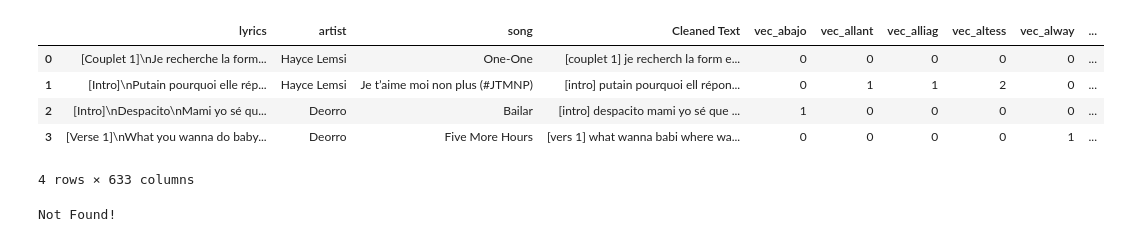
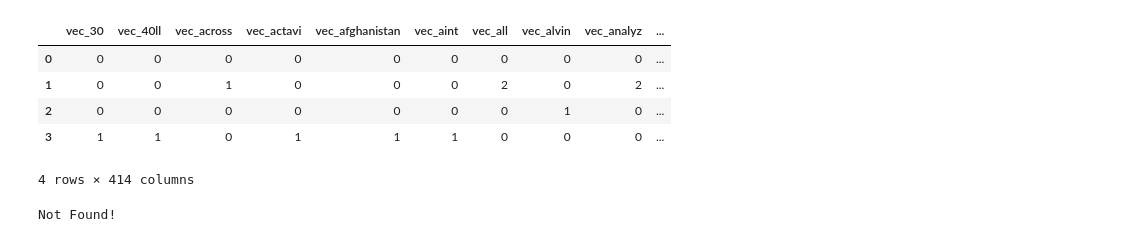
Before and after one commit to francoe001/Machine-Learning-Project, a Jupyter notebook: Recommendation Engine.ipynb, the cells around one changed output. Cells and saved outputs as stored; diff of their text form; code cells hidden in the pictures.

```diff
--- a/Recommendation Engine.ipynb
+++ b/Recommendation Engine.ipynb
@@ -91,25 +0,0 @@ print(artists)
-# %%
-lyric_dict = {}
-for art in artists[0:2]:
-    try:
-        artist = genius.search_artist(art, max_songs=2,sort='popularity')
-    except requests.exceptions.Timeout:
-        continue
-    if artist is None:
-        continue
-    for song in artist.songs:
-        #print(song.artist + ' ' + song.title)
-        lyric_dict[song.artist + '____' + song.title] = song.lyrics
-
-lyric_df = pd.DataFrame.from_dict(lyric_dict,orient='index').reset_index()
-lyric_df.columns = ['song_and_artist','lyrics']
-
-def get_artist(word):
-    return word.split('____')[0]
-
-def get_song(word):
-    return word.split('____')[1]
-
-lyric_df['artist'] = lyric_df['song_and_artist'].apply(get_artist)
-lyric_df['song'] = lyric_df['song_and_artist'].apply(get_song)
-lyric_df.drop('song_and_artist',axis=1,inplace=True)
@@ -195,18 +462,20 @@ lyric_df
 # %%
 cv = CountVectorizer()
 df = cv.fit_transform(lyric_df['Cleaned Text'])
 
 count_vect_df_clean = pd.DataFrame(df.todense(), columns=['vec_' + i for i in cv.get_feature_names()])
-lyric_df = lyric_df.join(count_vect_df_clean)
 
-lyric_df
+count_vect_df_clean
+# lyric_df = lyric_df.join(count_vect_df_clean)
+
+# lyric_df
 # %% [output]
-|  | lyrics | artist | song | Cleaned Text | vec_abajo | vec_allant | vec_alliag | vec_altess | vec_alway | ... |
-| 0 | [Couplet 1]\nJe recherche la form... | Hayce Lemsi | One-One | [couplet 1] je recherch la form e... | 0 | 0 | 0 | 0 | 0 | ... |
-| 1 | [Intro]\nPutain pourquoi elle rép... | Hayce Lemsi | Je t’aime moi non plus (#JTMNP) | [intro] putain pourquoi ell répon... | 0 | 1 | 1 | 2 | 0 | ... |
-| 2 | [Intro]\nDespacito\nMami yo sé qu... | Deorro | Bailar | [intro] despacito mami yo sé que ... | 1 | 0 | 0 | 0 | 0 | ... |
-| 3 | [Verse 1]\nWhat you wanna do baby... | Deorro | Five More Hours | [vers 1] what wanna babi where wa... | 0 | 0 | 0 | 0 | 1 | ... |
+|  | vec_30 | vec_40ll | vec_across | vec_actavi | vec_afghanistan | vec_aint | vec_all | vec_alvin | vec_analyz | ... |
+| 0 | 0 | 0 | 0 | 0 | 0 | 0 | 0 | 0 | 0 | ... |
+| 1 | 0 | 0 | 1 | 0 | 0 | 0 | 2 | 0 | 2 | ... |
+| 2 | 0 | 0 | 0 | 0 | 0 | 0 | 0 | 1 | 0 | ... |
+| 3 | 1 | 1 | 0 | 1 | 1 | 1 | 0 | 0 | 0 | ... |
-4 rows × 633 columns
+4 rows × 414 columns
 # %%
 music_df = lyric_df
 
```
Also changed, not shown: parts of 62 cells of this notebook, 1 other file.
